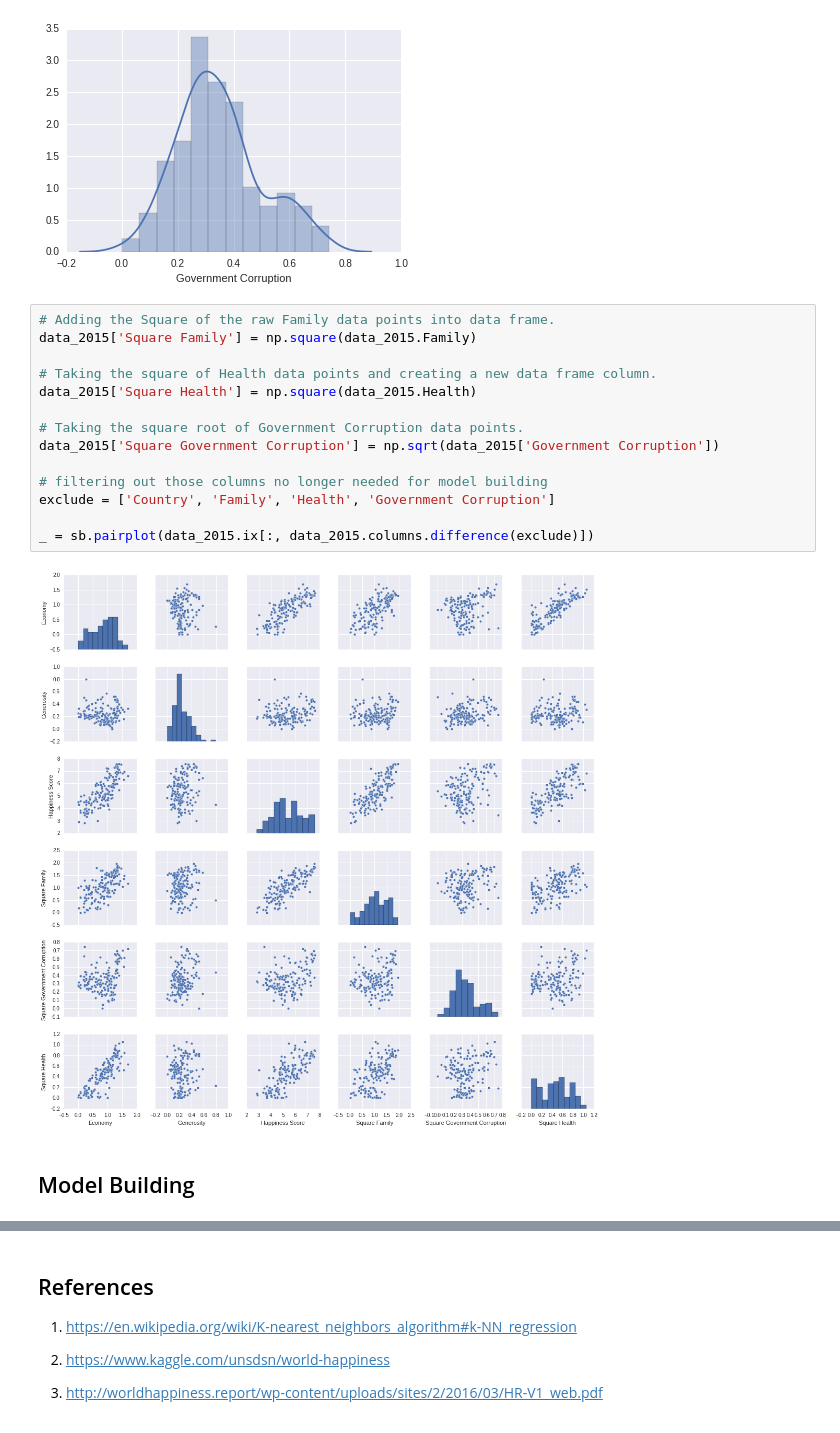
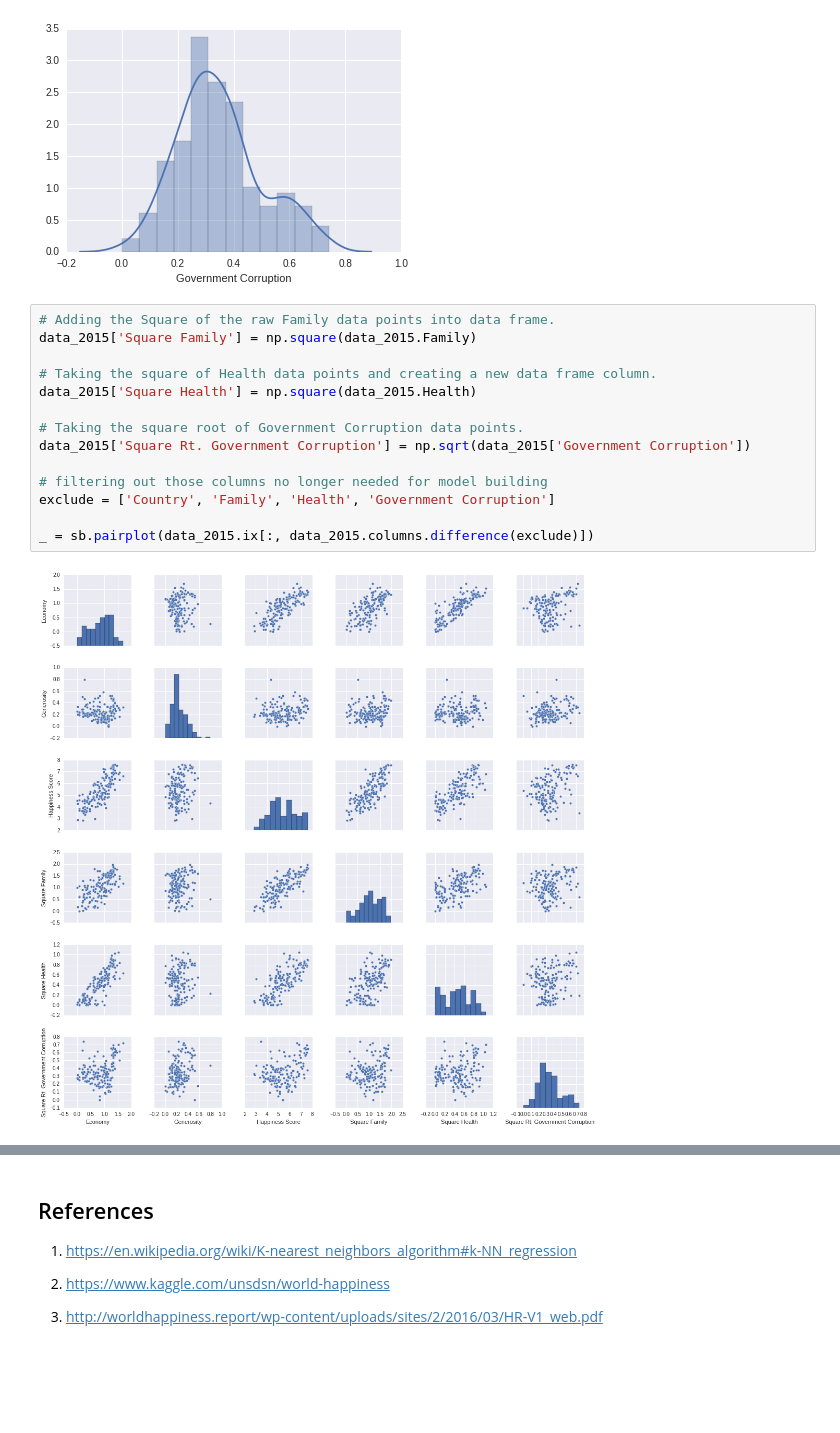
Before and after one commit to 315iah515/Thinkful-Notebooks, a Jupyter notebook: Bootcamp/SimilarityModels/Lesson1/RegressionModelComparison.ipynb, the cells around one changed output, grey strips where cells are left out. Cells and saved outputs as stored; diff of their text form; blank space fills up the shorter version.

```diff
--- a/Bootcamp/SimilarityModels/Lesson1/RegressionModelComparison.ipynb
+++ b/Bootcamp/SimilarityModels/Lesson1/RegressionModelComparison.ipynb
@@ -165,18 +166,16 @@ ax.set_title('Square Root : Government Corruption')
 # %%
 # Adding the Square of the raw Family data points into data frame.
 data_2015['Square Family'] = np.square(data_2015.Family)
 
 # Taking the square of Health data points and creating a new data frame column.
 data_2015['Square Health'] = np.square(data_2015.Health)
 
 # Taking the square root of Government Corruption data points.
-data_2015['Square Government Corruption'] = np.sqrt(data_2015['Government Corruption'])
+data_2015['Square Rt. Government Corruption'] = np.sqrt(data_2015['Government Corruption'])
 
 # filtering out those columns no longer needed for model building
 exclude = ['Country', 'Family', 'Health', 'Government Corruption']
 
 _ = sb.pairplot(data_2015.ix[:, data_2015.columns.difference(exclude)])
 # %% [output]
-[figure, old version]
+[figure, new version]
-# %% [markdown]
-## Model Building
```
Also changed, not shown: parts of 3 cells of this notebook.
